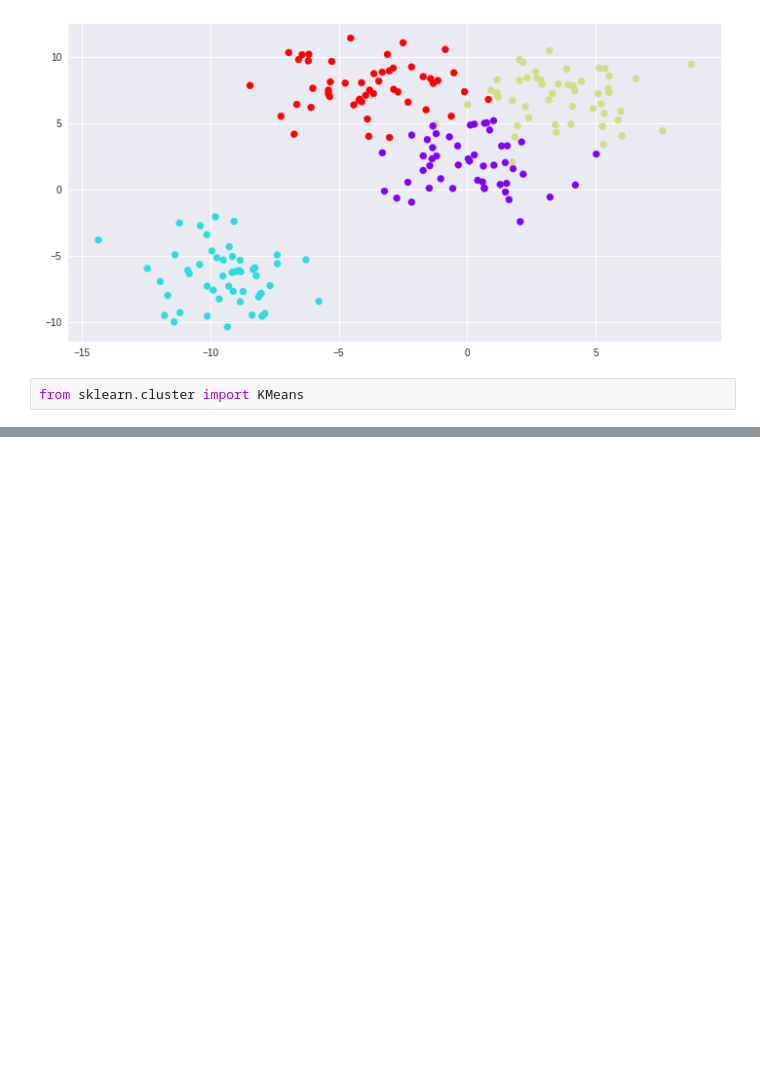
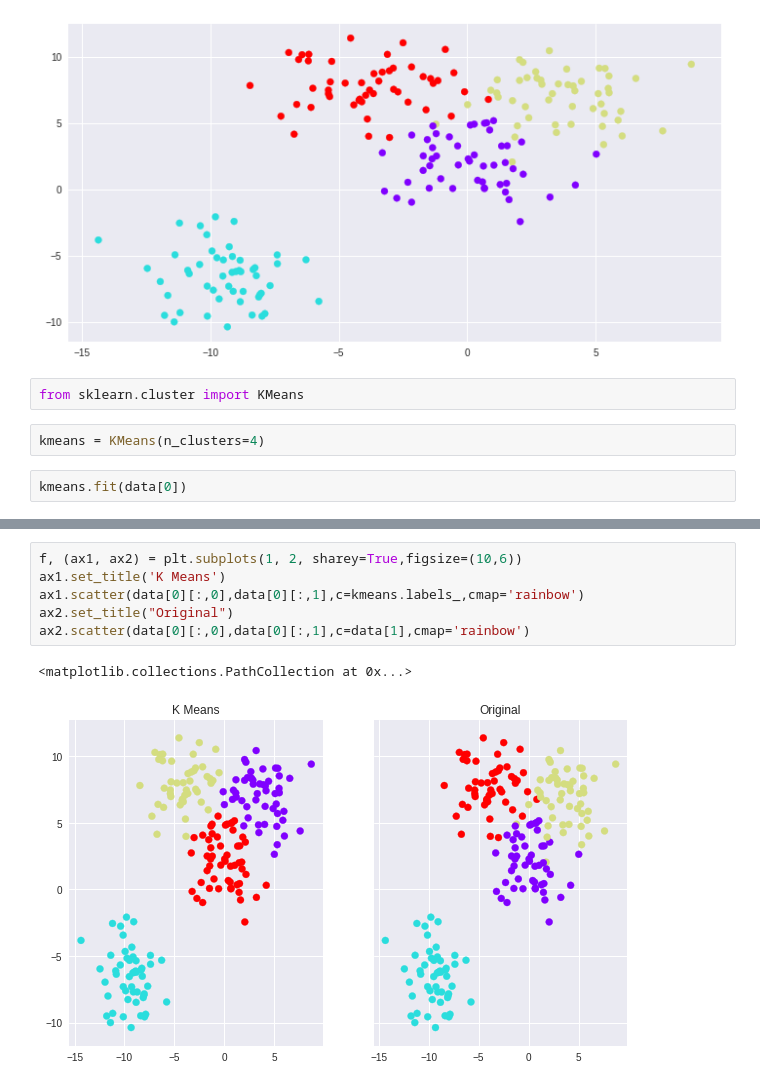
Before and after one commit to FrancoPalau/Data-Science-Course, a Jupyter notebook: Machine Learning Sections/K-Means-Clustering/Practice.ipynb, the cells around one changed output, grey strips where cells are left out. Drawn from its saved outputs; the diff is of its cells as text; blank space fills up the shorter version.

Commit message:
Create KMeans model

```diff
--- a/Machine Learning Sections/K-Means-Clustering/Practice.ipynb
+++ b/Machine Learning Sections/K-Means-Clustering/Practice.ipynb
@@ -17,3 +17,7 @@ plt.scatter(data[0][:,0], data[0][:,1],c=data[1],cmap="rainbow")
 [figure]
 # %%
 from sklearn.cluster import KMeans
+# %%
+kmeans = KMeans(n_clusters=4)
+# %%
+kmeans.fit(data[0])
@@ -19,0 +47,9 @@ from sklearn.cluster import KMeans
+# %%
+f, (ax1, ax2) = plt.subplots(1, 2, sharey=True,figsize=(10,6))
+ax1.set_title('K Means')
+ax1.scatter(data[0][:,0],data[0][:,1],c=kmeans.labels_,cmap='rainbow')
+ax2.set_title("Original")
+ax2.scatter(data[0][:,0],data[0][:,1],c=data[1],cmap='rainbow')
+# %% [output]
+<matplotlib.collections.PathCollection at 0x...>
+[figure, added]
```
Also changed, not shown: parts of 3 cells of this notebook.
